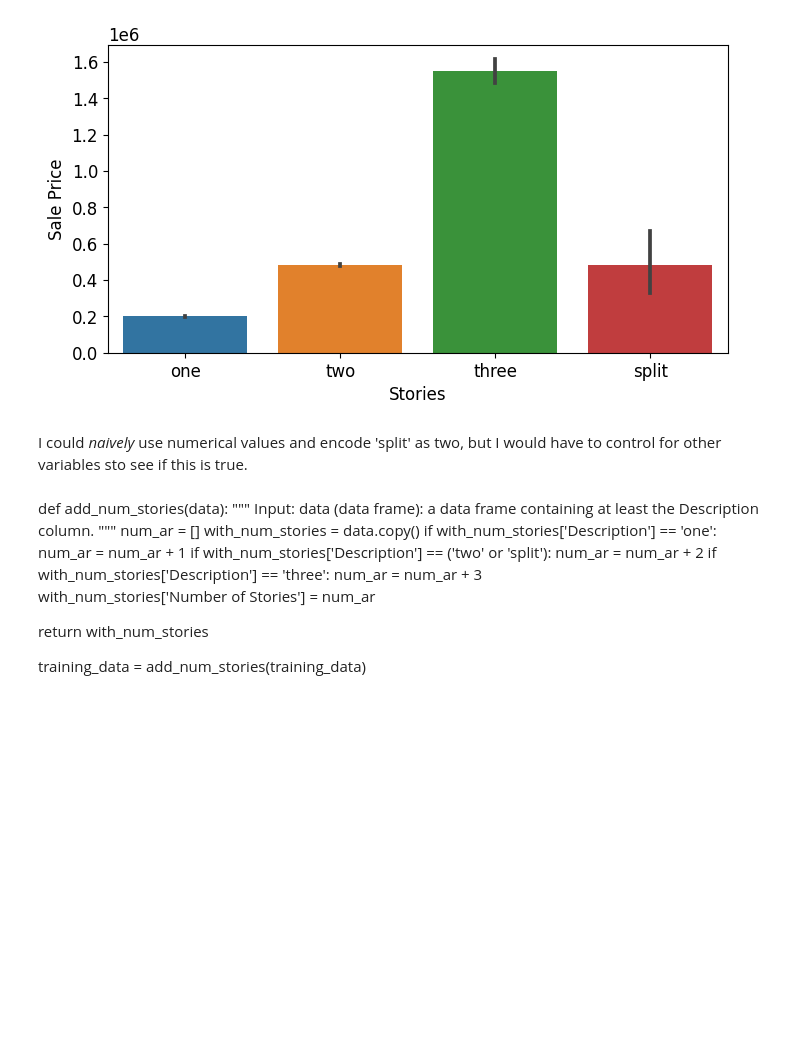
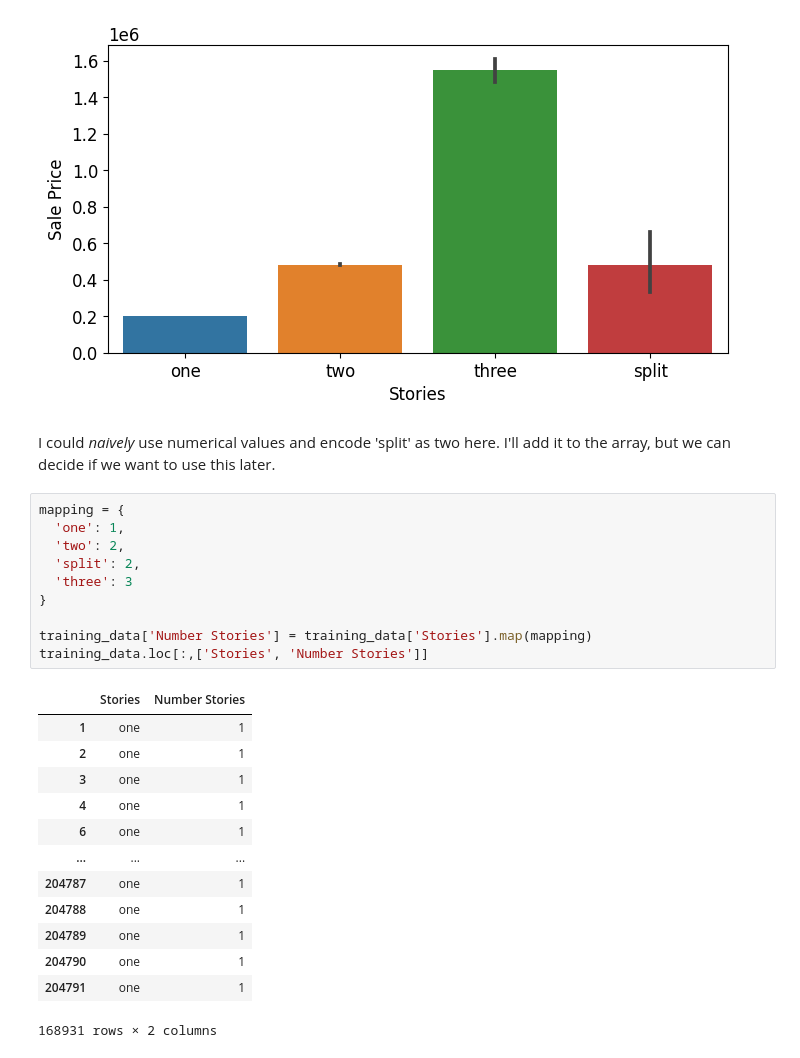
Before and after one commit to simitiangreg/spring_22, a Jupyter notebook: part1.ipynb, the cells around one changed output. Drawn from its saved outputs; the diff is of its cells as text; blank space fills up the shorter version.

```diff
--- a/part1.ipynb
+++ b/part1.ipynb
@@ -219,23 +208,28 @@ sns.barplot(data=training_data, x='Stories', y='Sale Price', ax=ax)
 <AxesSubplot: xlabel='Stories', ylabel='Sale Price'>
 [figure]
 # %% [markdown]
-I could *naively* use numerical values and encode 'split' as two, but I would have to control for other variables sto see if this is true.
+I could *naively* use numerical values and encode 'split' as two here. I'll add it to the array, but we can decide if we want to use this later.
-# %% [markdown]
-def add_num_stories(data):
-  """
-  Input:
-    data (data frame): a data frame containing at least the Description column.
-  """
-  num_ar = []
-  with_num_stories = data.copy()
-  if with_num_stories['Description'] == 'one':
-        num_ar = num_ar + 1
-  if with_num_stories['Description'] == ('two' or 'split'):
-        num_ar = num_ar + 2
-  if with_num_stories['Description'] == 'three':
-        num_ar = num_ar + 3
-  with_num_stories['Number of Stories'] = num_ar
-
-  return with_num_stories
-
-training_data = add_num_stories(training_data)
+# %%
+mapping = {
+  'one': 1,
+  'two': 2,
+  'split': 2,
+  'three': 3
+}
+
+training_data['Number Stories'] = training_data['Stories'].map(mapping)
+training_data.loc[:,['Stories', 'Number Stories']]
+# %% [output]
+|  | Stories | Number Stories |
+| 1 | one | 1 |
+| 2 | one | 1 |
+| 3 | one | 1 |
+| 4 | one | 1 |
+| 6 | one | 1 |
+| ... | ... | ... |
+| 204787 | one | 1 |
+| 204788 | one | 1 |
+| 204789 | one | 1 |
+| 204790 | one | 1 |
+| 204791 | one | 1 |
+168931 rows × 2 columns
```
Also changed, not shown: parts of 4 cells of this notebook.
